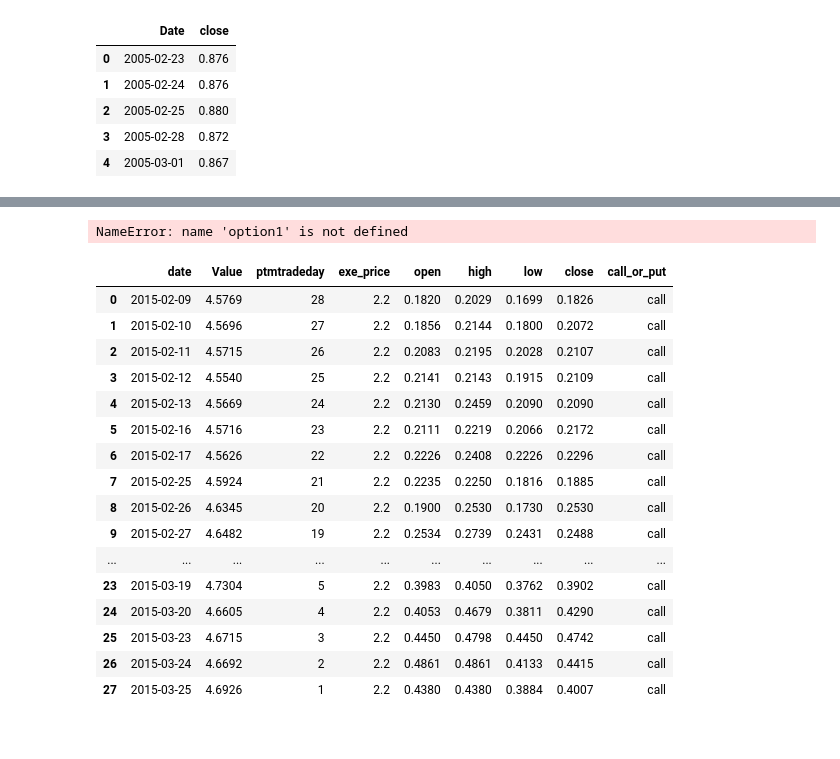
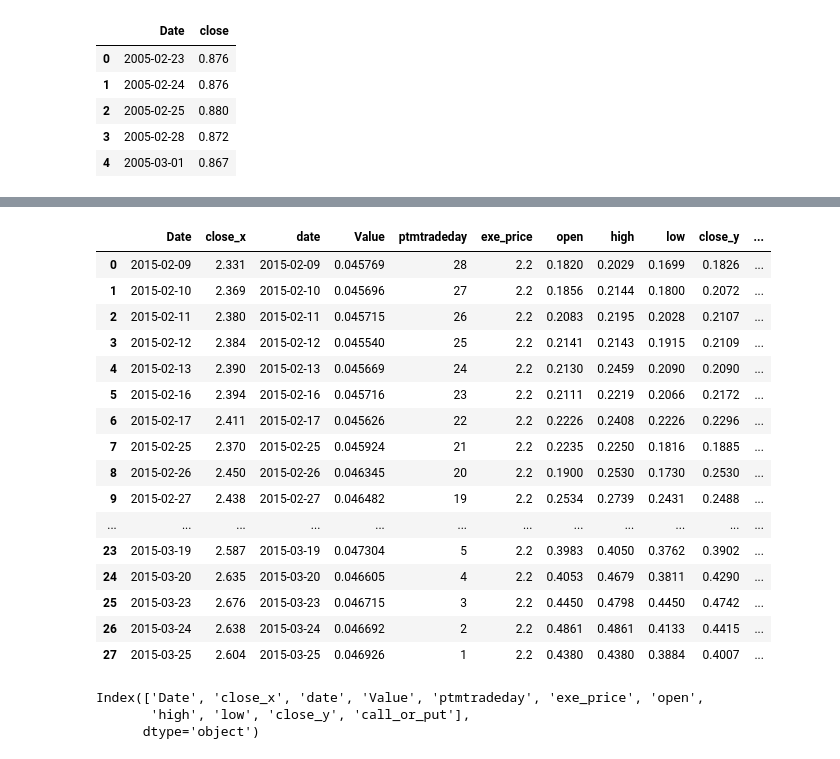
Before and after one commit to Xuanxfan/bodl, a Jupyter notebook: data_processor.ipynb, the cells around one changed output, grey strips where cells are left out. Cells and saved outputs as stored; diff of their text form; code cells hidden in the pictures.

```diff
--- a/data_processor.ipynb
+++ b/data_processor.ipynb
@@ -60,7 +60,6 @@ def iv_bs_bisection(S, K, r, T, price, option_type, iv_uplimit = 1.0, iv_downlim
         mid_price = bs_price(S,K,mid_iv, r, T,  year_rate = year_rate, option_type = option_type)
     return mid_iv
 
-
 def find_vol_newton( S, K, r, T, target_value, option_type, start_sigma = 0.5, precision = 3, year_rate = 252, max_iterations = 100):
     '''迭代法求iv'''
     sigma = start_sigma
@@ -72,6 +71,14 @@ def find_vol_newton( S, K, r, T, target_value, option_type, start_sigma = 0.5, p
             return sigma
         sigma = sigma + diff/(vega) # f(x) / f'(x)
     return sigma # value wasn't found, return best guess so far
+
+def change(type_name):
+    if type_name == 1:
+        return "call"
+    elif type_name == 0:
+        return "put"
+    else:
+        return "wrong_type"
 # %%
 iv_bs_bisection(3.32, 3.4, 0.018,73, 0.33, 'call')
 # %% [output]
@@ -107,4 +212,21 @@ etf50.head()
 # %%
-merged_option1 = pd.merge(etf50, option1, left_on = 'Date', right_on = 'date', how = 'inner')
+merged_option2 = pd.merge(etf50, merged_option1, left_on = 'Date', right_on = 'date', how = 'inner')
+merged_option2
 # %% [output]
-NameError: name 'option1' is not defined
+|  | Date | close_x | date | Value | ptmtradeday | exe_price | open | high | low | close_y | ... |
+| 0 | 2015-02-09 | 2.331 | 2015-02-09 | 0.045769 | 28 | 2.2 | 0.1820 | 0.2029 | 0.1699 | 0.1826 | ... |
+| 1 | 2015-02-10 | 2.369 | 2015-02-10 | 0.045696 | 27 | 2.2 | 0.1856 | 0.2144 | 0.1800 | 0.2072 | ... |
+| 2 | 2015-02-11 | 2.380 | 2015-02-11 | 0.045715 | 26 | 2.2 | 0.2083 | 0.2195 | 0.2028 | 0.2107 | ... |
+| 3 | 2015-02-12 | 2.384 | 2015-02-12 | 0.045540 | 25 | 2.2 | 0.2141 | 0.2143 | 0.1915 | 0.2109 | ... |
+| 4 | 2015-02-13 | 2.390 | 2015-02-13 | 0.045669 | 24 | 2.2 | 0.2130 | 0.2459 | 0.2090 | 0.2090 | ... |
+| 5 | 2015-02-16 | 2.394 | 2015-02-16 | 0.045716 | 23 | 2.2 | 0.2111 | 0.2219 | 0.2066 | 0.2172 | ... |
+| 6 | 2015-02-17 | 2.411 | 2015-02-17 | 0.045626 | 22 | 2.2 | 0.2226 | 0.2408 | 0.2226 | 0.2296 | ... |
+| 7 | 2015-02-25 | 2.370 | 2015-02-25 | 0.045924 | 21 | 2.2 | 0.2235 | 0.2250 | 0.1816 | 0.1885 | ... |
+| 8 | 2015-02-26 | 2.450 | 2015-02-26 | 0.046345 | 20 | 2.2 | 0.1900 | 0.2530 | 0.1730 | 0.2530 | ... |
+| 9 | 2015-02-27 | 2.438 | 2015-02-27 | 0.046482 | 19 | 2.2 | 0.2534 | 0.2739 | 0.2431 | 0.2488 | ... |
+| ... | ... | ... | ... | ... | ... | ... | ... | ... | ... | ... | ... |
+| 23 | 2015-03-19 | 2.587 | 2015-03-19 | 0.047304 | 5 | 2.2 | 0.3983 | 0.4050 | 0.3762 | 0.3902 | ... |
+| 24 | 2015-03-20 | 2.635 | 2015-03-20 | 0.046605 | 4 | 2.2 | 0.4053 | 0.4679 | 0.3811 | 0.4290 | ... |
+| 25 | 2015-03-23 | 2.676 | 2015-03-23 | 0.046715 | 3 | 2.2 | 0.4450 | 0.4798 | 0.4450 | 0.4742 | ... |
+| 26 | 2015-03-24 | 2.638 | 2015-03-24 | 0.046692 | 2 | 2.2 | 0.4861 | 0.4861 | 0.4133 | 0.4415 | ... |
+| 27 | 2015-03-25 | 2.604 | 2015-03-25 | 0.046926 | 1 | 2.2 | 0.4380 | 0.4380 | 0.3884 | 0.4007 | ... |
@@ -113,21 +233,7 @@ merged_option1 = pd.merge(rate, option1, on = 'date', how = 'inner')
-# %%
-merged_option1=[]
-# %% [output]
-|  | date | Value | ptmtradeday | exe_price | open | high | low | close | call_or_put |
-| 0 | 2015-02-09 | 4.5769 | 28 | 2.2 | 0.1820 | 0.2029 | 0.1699 | 0.1826 | call |
-| 1 | 2015-02-10 | 4.5696 | 27 | 2.2 | 0.1856 | 0.2144 | 0.1800 | 0.2072 | call |
-| 2 | 2015-02-11 | 4.5715 | 26 | 2.2 | 0.2083 | 0.2195 | 0.2028 | 0.2107 | call |
-| 3 | 2015-02-12 | 4.5540 | 25 | 2.2 | 0.2141 | 0.2143 | 0.1915 | 0.2109 | call |
-| 4 | 2015-02-13 | 4.5669 | 24 | 2.2 | 0.2130 | 0.2459 | 0.2090 | 0.2090 | call |
-| 5 | 2015-02-16 | 4.5716 | 23 | 2.2 | 0.2111 | 0.2219 | 0.2066 | 0.2172 | call |
-| 6 | 2015-02-17 | 4.5626 | 22 | 2.2 | 0.2226 | 0.2408 | 0.2226 | 0.2296 | call |
-| 7 | 2015-02-25 | 4.5924 | 21 | 2.2 | 0.2235 | 0.2250 | 0.1816 | 0.1885 | call |
-| 8 | 2015-02-26 | 4.6345 | 20 | 2.2 | 0.1900 | 0.2530 | 0.1730 | 0.2530 | call |
-| 9 | 2015-02-27 | 4.6482 | 19 | 2.2 | 0.2534 | 0.2739 | 0.2431 | 0.2488 | call |
-| ... | ... | ... | ... | ... | ... | ... | ... | ... | ... |
-| 23 | 2015-03-19 | 4.7304 | 5 | 2.2 | 0.3983 | 0.4050 | 0.3762 | 0.3902 | call |
-| 24 | 2015-03-20 | 4.6605 | 4 | 2.2 | 0.4053 | 0.4679 | 0.3811 | 0.4290 | call |
-| 25 | 2015-03-23 | 4.6715 | 3 | 2.2 | 0.4450 | 0.4798 | 0.4450 | 0.4742 | call |
-| 26 | 2015-03-24 | 4.6692 | 2 | 2.2 | 0.4861 | 0.4861 | 0.4133 | 0.4415 | call |
-| 27 | 2015-03-25 | 4.6926 | 1 | 2.2 | 0.4380 | 0.4380 | 0.3884 | 0.4007 | call |
+# %%
+merged_option2.columns
+# %% [output]
+Index(['Date', 'close_x', 'date', 'Value', 'ptmtradeday', 'exe_price', 'open',
+       'high', 'low', 'close_y', 'call_or_put'],
+      dtype='object')
 # %%
```
Also changed, not shown: parts of 14 cells of this notebook, 1 other file.
